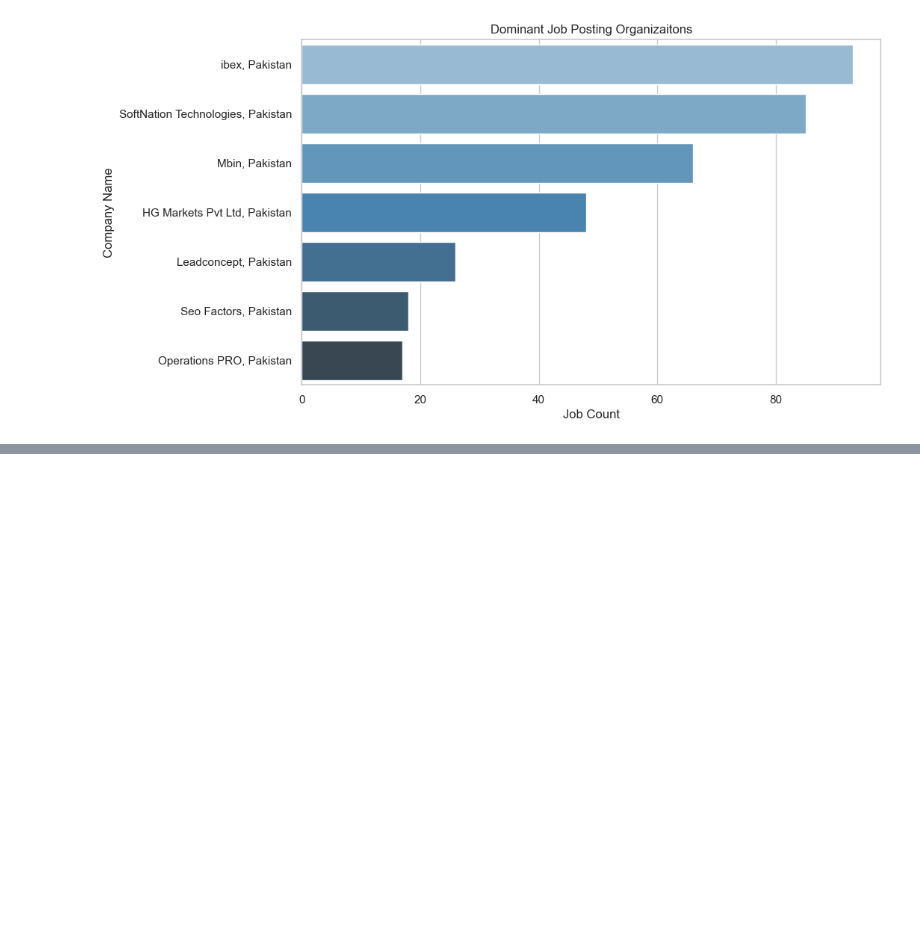
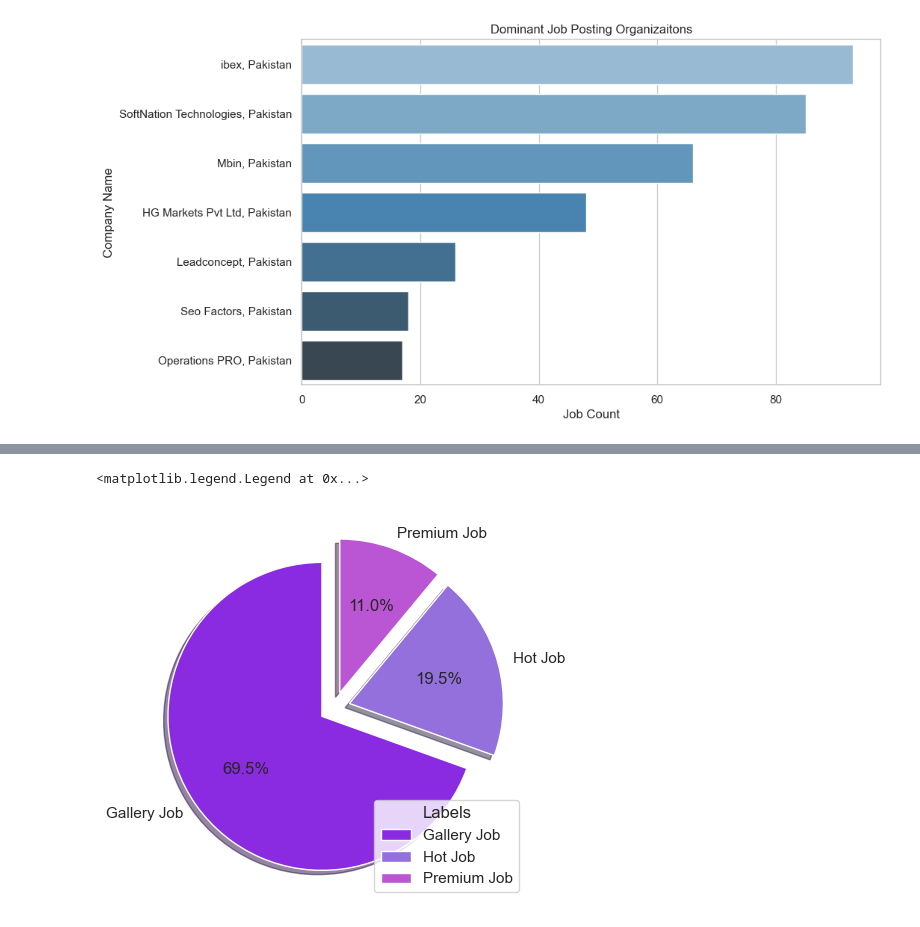
Before and after one commit to hassansultankhan/KMean_machineLearning, a Jupyter notebook: Pakistan_jobs.ipynb, the cells around one changed output, grey strips where cells are left out. Cells and saved outputs as stored; diff of their text form; code cells hidden in the pictures; blank space fills up the shorter version.

```diff
--- a/Pakistan_jobs.ipynb
+++ b/Pakistan_jobs.ipynb
@@ -239,0 +238,18 @@ ModuleNotFoundError: No module named 'wordcloud'
+# %%
+label_Categories = df['label'].value_counts()
+
+plt.figure(figsize=(10,5))
+explode = [0.1] * len(label_Categories)
+plt.pie(
+    label_Categories.values,
+    explode=explode,
+    labels=label_Categories.index,
+    autopct='%1.1f%%',
+    startangle=90,
+    shadow= True,
+    colors= purple_Palette,
+)
+plt.legend(label_Categories.index, title = "Labels", loc ="best")
+# %% [output]
+<matplotlib.legend.Legend at 0x...>
+[figure, added]
```
Also changed, not shown: parts of 3 cells of this notebook.
